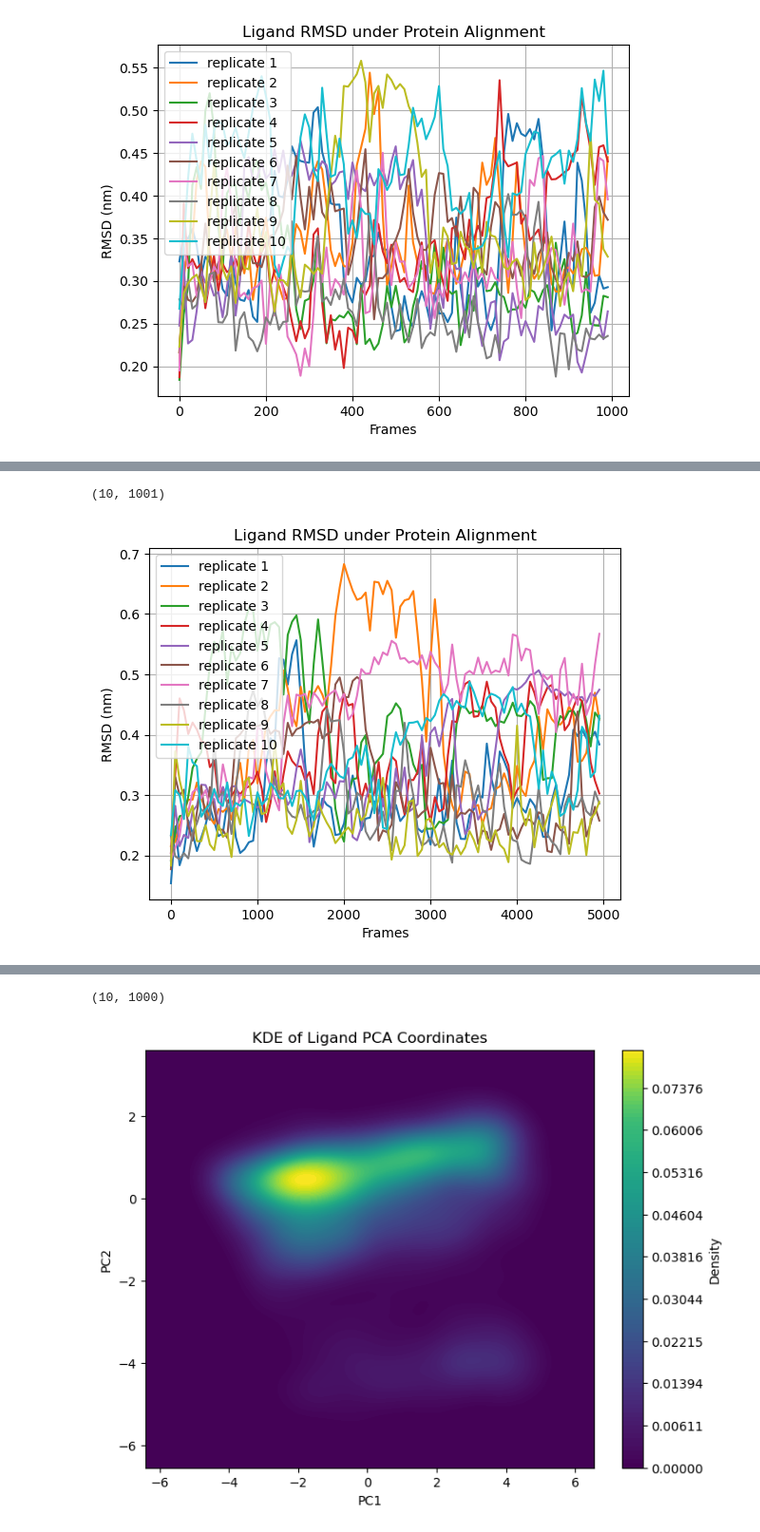
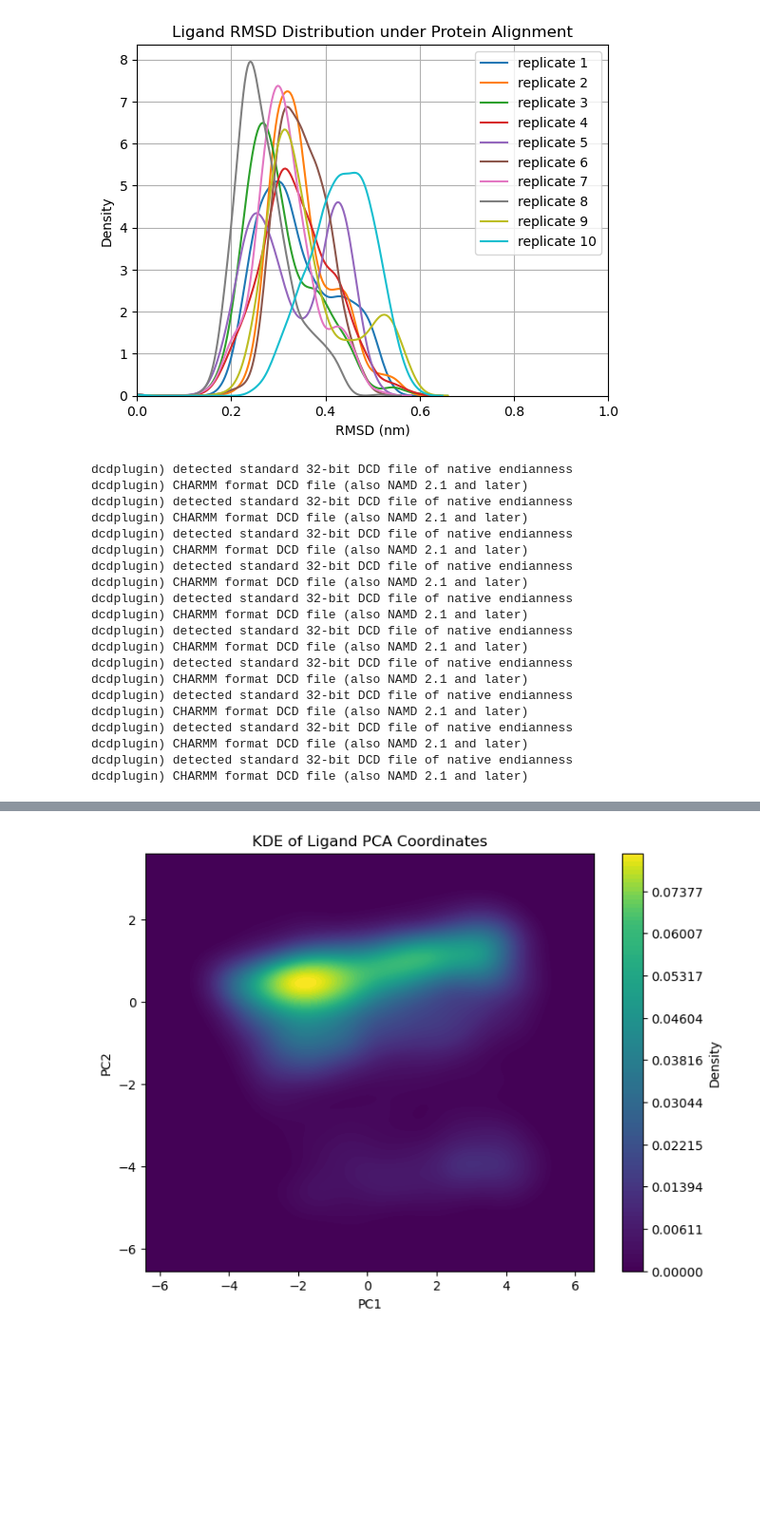
Before and after one commit to HaoLan-compchem/blog_03_12_2025, a Jupyter notebook: binary_complex/classic_binary_trj_analysis.ipynb, the cells around one changed output, grey strips where cells are left out. Shown at 95% size. Drawn from its saved outputs; the diff is of its cells as text; code cells hidden in the pictures; blank space fills up the shorter version.

```diff
--- a/binary_complex/classic_binary_trj_analysis.ipynb
+++ b/binary_complex/classic_binary_trj_analysis.ipynb
@@ -69,39 +63,57 @@ def plot_rmsd_fluctuations_multiple(traj_files, top_file, plot_type, window):
         traj.image_molecules(inplace=True)
         frames = np.arange(0, traj.n_frames)
         protein_atoms = traj.topology.select('protein and name CA')
         ligand_atoms = traj.topology.select('resname UNK')
         traj.superpose(traj, frame=0, atom_indices=protein_atoms)
         result = traj.xyz[:, ligand_atoms, :] - traj.xyz[0, ligand_atoms, :]
         ligand_rmsd = np.sqrt((result ** 2).sum(axis=-1).mean(axis=-1))
         n_windows = len(ligand_rmsd) // window
         avg_rmsd = np.array([ligand_rmsd[i*window:(i+1)*window].mean() for i in range(n_windows)])
         avg_frames = np.arange(n_windows) * window
         rmsd_arrays.append(avg_rmsd)
         labels.append(f'replicate {i+1}')
         if plot_type == 'line':
             plt.plot(avg_frames, avg_rmsd, label=labels[-1])
             plt.xlabel('Frames')
             plt.ylabel('RMSD (nm)')
+            plt.ylim(0.0, 1.0)
             plt.title(f'Ligand RMSD under Protein Alignment')
         elif plot_type == 'hist':
             sns.kdeplot(avg_rmsd, label=labels[-1])
             plt.xlabel('RMSD (nm)')
+            plt.xlim(0.0, 1.0)
             plt.title('Ligand RMSD Distribution under Protein Alignment')
     plt.grid(True)
     plt.legend()
     plt.show()
     plt.close()
-    return rmsd_arrays
+    return None
 
 gmx_files = [f'gromacs/replicate_{i}/md.xtc' for i in range(1, 11)]
 gmx_top_file = 'gromacs/min.gro'
-gmx_rmsd_arrays = plot_rmsd_fluctuations_multiple(gmx_files, gmx_top_file, 'line', window=10)
-gmx_rmsd_arrays = plot_rmsd_fluctuations_multiple(gmx_files, gmx_top_file, 'hist', window=1)
-print(np.shape(gmx_rmsd_arrays))
-omm_files = [f'openmm/NPT/trajectory_{i}.dcd' for i in range(1, 11)]
+plot_rmsd_fluctuations_multiple(gmx_files, gmx_top_file, 'hist', window=1)
+omm_files = [f'/mnt/d/md_backup/binary_complex/openmm/NPT/trajectory_{i}.dcd' for i in range(1, 11)]
 omm_top_file = 'openmm/complex_in_solvent.pdb'
-omm_rmsd_arrays = plot_rmsd_fluctuations_multiple(omm_files, omm_top_file, 'line', window=50)
-omm_rmsd_arrays = plot_rmsd_fluctuations_multiple(omm_files, omm_top_file, 'hist', window=5)
-print(np.shape(omm_rmsd_arrays))
+plot_rmsd_fluctuations_multiple(omm_files, omm_top_file, 'hist', window=5)
 # %% [output]
-[figure, old version]
+[figure, new version]
+dcdplugin) detected standard 32-bit DCD file of native endianness
+dcdplugin) CHARMM format DCD file (also NAMD 2.1 and later)
+dcdplugin) detected standard 32-bit DCD file of native endianness
+dcdplugin) CHARMM format DCD file (also NAMD 2.1 and later)
+dcdplugin) detected standard 32-bit DCD file of native endianness
+dcdplugin) CHARMM format DCD file (also NAMD 2.1 and later)
+dcdplugin) detected standard 32-bit DCD file of native endianness
+dcdplugin) CHARMM format DCD file (also NAMD 2.1 and later)
+dcdplugin) detected standard 32-bit DCD file of native endianness
+dcdplugin) CHARMM format DCD file (also NAMD 2.1 and later)
+dcdplugin) detected standard 32-bit DCD file of native endianness
+dcdplugin) CHARMM format DCD file (also NAMD 2.1 and later)
+dcdplugin) detected standard 32-bit DCD file of native endianness
+dcdplugin) CHARMM format DCD file (also NAMD 2.1 and later)
+dcdplugin) detected standard 32-bit DCD file of native endianness
+dcdplugin) CHARMM format DCD file (also NAMD 2.1 and later)
+dcdplugin) detected standard 32-bit DCD file of native endianness
+dcdplugin) CHARMM format DCD file (also NAMD 2.1 and later)
+dcdplugin) detected standard 32-bit DCD file of native endianness
+dcdplugin) CHARMM format DCD file (also NAMD 2.1 and later)
@@ -109,2 +120,0 @@ print(np.shape(omm_rmsd_arrays))
-(10, 1001)
-[figure, removed]
@@ -112 +120,0 @@ print(np.shape(omm_rmsd_arrays))
-(10, 1000)
```
Also changed, not shown: parts of 15 cells of this notebook, 5 other files.
